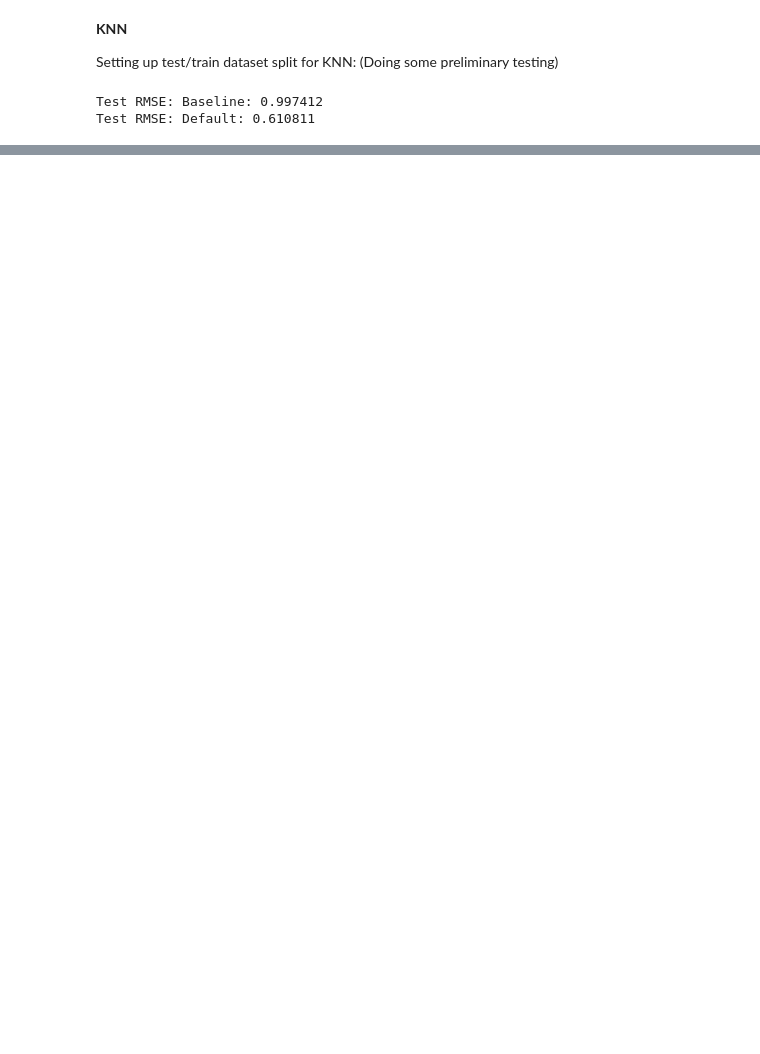
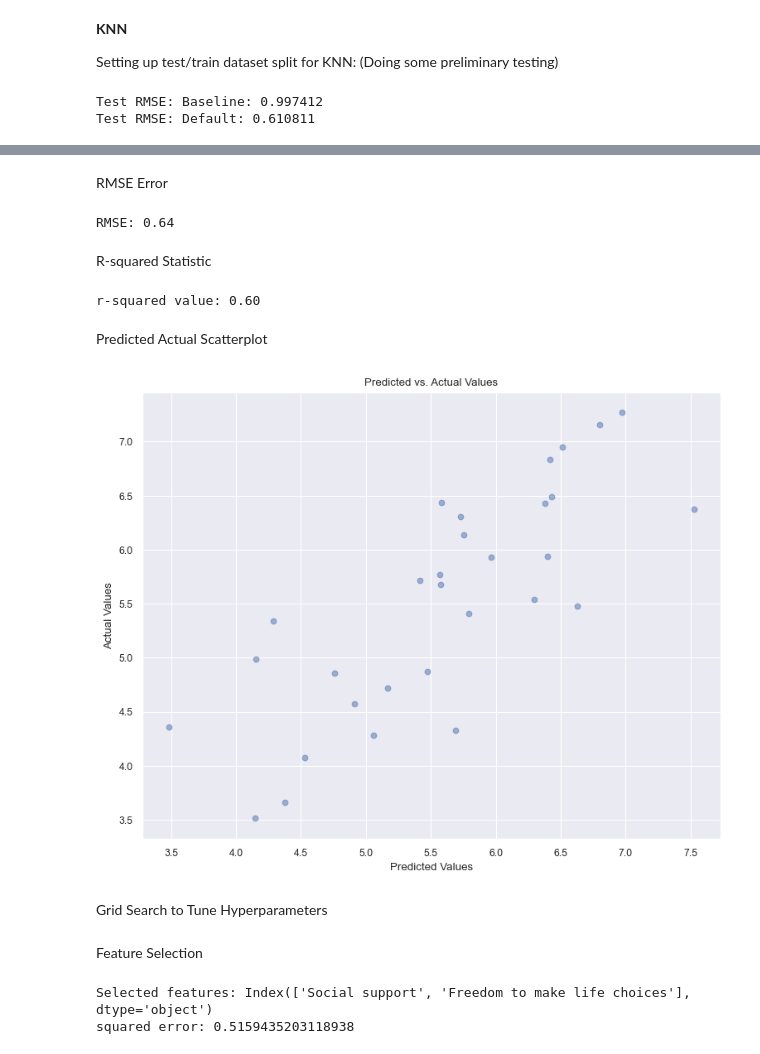
Before and after one commit to nfotinakes/CST383_Final_Project, a Jupyter notebook: final_project_group9.ipynb, the cells around one changed output, grey strips where cells are left out. Saved outputs shown, nothing was run; the diff lists cells and outputs as text; code cells hidden in the pictures; blank space fills up the shorter version.

```diff
--- a/final_project_group9.ipynb
+++ b/final_project_group9.ipynb
@@ -425,0 +462,19 @@ The Decision Tree model has turned out to be fairly accurate. The accuracy can r
+# %%
+#Accuracy of a linear regression for scores(root,ebsolute,etc)
+
+x = df[['Logged GDP per capita', 'Social support', 'Healthy life expectancy', 'Freedom to make life choices', 'Generosity', 'Perceptions of corruption']]
+y = df['Ladder score']
+X_train, X_test, y_train, y_test = train_test_split(x, y, test_size=0.2, random_state=42)
+model = LinearRegression()
+model.fit(X_train, y_train)
+y_pred = model.predict(X_test)
+mae = mean_absolute_error(y_test, y_pred)
+mse = mean_squared_error(y_test, y_pred)
+rmse = mean_squared_error(y_test, y_pred, squared=False)
+r_squared = r2_score(y_test, y_pred)
+
+print('Errors:')
+print('absolute:', mae)
+print('squared:', mse)
+print('Root:', rmse)
+print('r-squared:', r_squared)
@@ -425,0 +498,54 @@ The Decision Tree model has turned out to be fairly accurate. The accuracy can r
+# %% [markdown]
+RMSE Error
+# %%
+mse = mean_squared_error(y_test, y_pred)
+rmse = mse ** 0.5
+
+print("RMSE: {:.2f}".format(rmse))
+# %% [output]
+RMSE: 0.64
+# %% [markdown]
+R-squared Statistic
+# %%
+r2 = r2_score(y_test, y_pred)
+
+print("r-squared value: {:.2f}".format(r2))
+# %% [output]
+r-squared value: 0.60
+# %% [markdown]
+Predicted Actual Scatterplot
+# %%
+plt.scatter(y_pred, y_test, alpha=0.5)
+plt.title('Predicted vs. Actual Values')
+plt.xlabel('Predicted Values')
+plt.ylabel('Actual Values')
+
+plt.show()
+# %% [output]
+[figure, added]
+# %% [markdown]
+Grid Search to Tune Hyperparameters
+# %% [markdown]
+Feature Selection
+# %%
+x = df[['Logged GDP per capita', 'Social support', 'Healthy life expectancy',
+          'Freedom to make life choices', 'Generosity', 'Perceptions of corruption']]
+y = df['Ladder score']
+X_train, X_test, y_train, y_test = train_test_split(x, y, test_size=0.2, random_state=42)
+lin_reg = LinearRegression()
+selector = SelectFromModel(lin_reg)
+selector.fit(X_train, y_train)
+
+print('Selected features:', x.columns[selector.get_support()])
+
+X_train_selected = selector.transform(X_train)
+X_test_selected = selector.transform(X_test)
+lin_reg_selected = LinearRegression()
+lin_reg_selected.fit(X_train_selected, y_train)
+y_pred = lin_reg_selected.predict(X_test_selected)
+
+mse = mean_squared_error(y_test, y_pred)
+print('squared error:', mse)
+# %% [output]
+Selected features: Index(['Social support', 'Freedom to make life choices'], dtype='object')
+squared error: 0.5159435203118938
```
Also changed, not shown: parts of 31 cells of this notebook.
